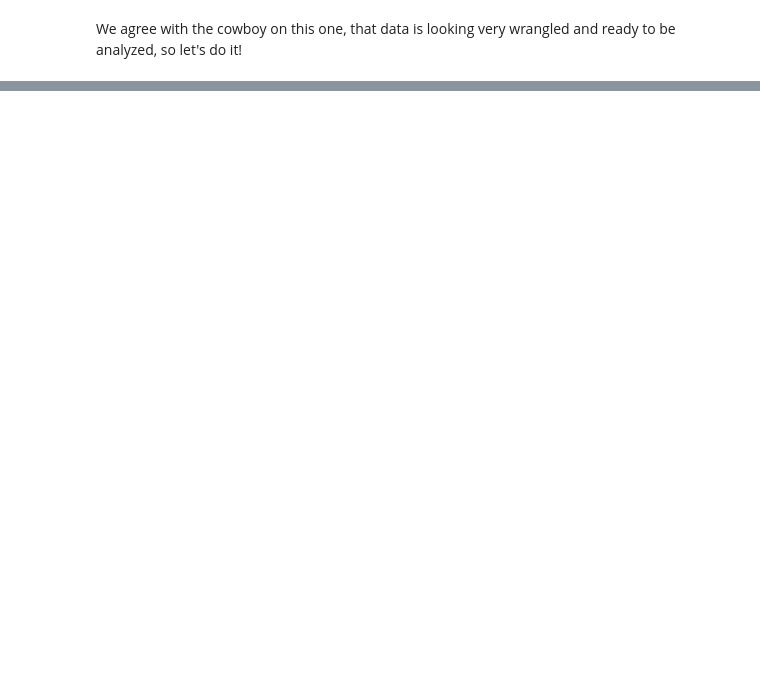
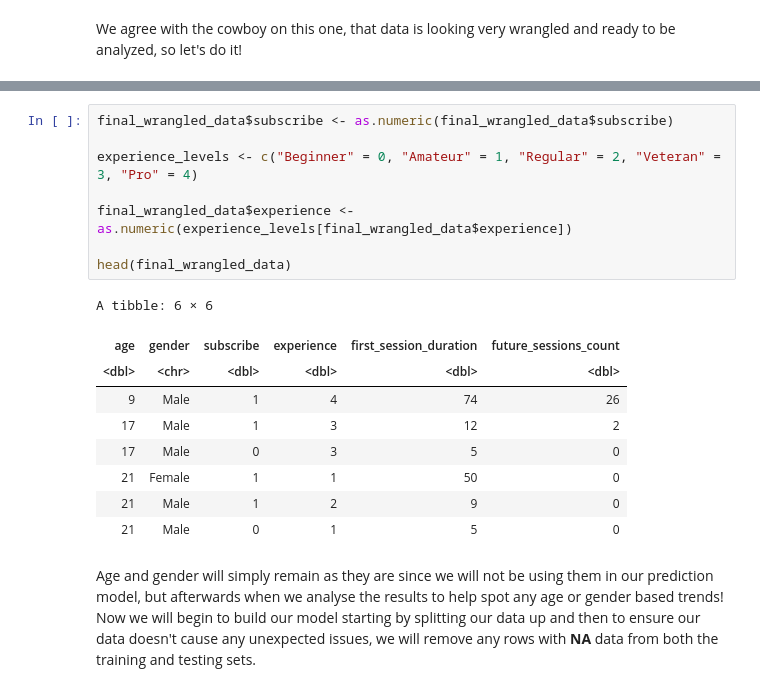
Before and after one commit to derek-m-martin/DSCI100-GroupProject, a Jupyter notebook: project_file.ipynb, the cells around one changed output, grey strips where cells are left out. Drawn from its saved outputs; the diff is of its cells as text; blank space fills up the shorter version.

```diff
--- a/project_file.ipynb
+++ b/project_file.ipynb
@@ -225,0 +262,20 @@ We agree with the cowboy on this one, that data is looking very wrangled and rea
+# %%
+final_wrangled_data$subscribe <- as.numeric(final_wrangled_data$subscribe)
+
+experience_levels <- c("Beginner" = 0, "Amateur" = 1, "Regular" = 2, "Veteran" = 3, "Pro" = 4)
+
+final_wrangled_data$experience <- as.numeric(experience_levels[final_wrangled_data$experience])
+
+head(final_wrangled_data)
+# %% [output]
+A tibble: 6 × 6
+| age | gender | subscribe | experience | first_session_duration | future_sessions_count |
+| <dbl> | <chr> | <dbl> | <dbl> | <dbl> | <dbl> |
+| 9 | Male | 1 | 4 | 74 | 26 |
+| 17 | Male | 1 | 3 | 12 | 2 |
+| 17 | Male | 0 | 3 | 5 | 0 |
+| 21 | Female | 1 | 1 | 50 | 0 |
+| 21 | Male | 1 | 2 | 9 | 0 |
+| 21 | Male | 0 | 1 | 5 | 0 |
+# %% [markdown]
+Age and gender will simply remain as they are since we will not be using them in our prediction model, but afterwards when we analyse the results to help spot any age or gender based trends! Now we will begin to build our model starting by splitting our data up and then to ensure our data doesn't cause any unexpected issues, we will remove any rows with **NA** data from both the training and testing sets.
```
Also changed, not shown: parts of 33 cells of this notebook.
